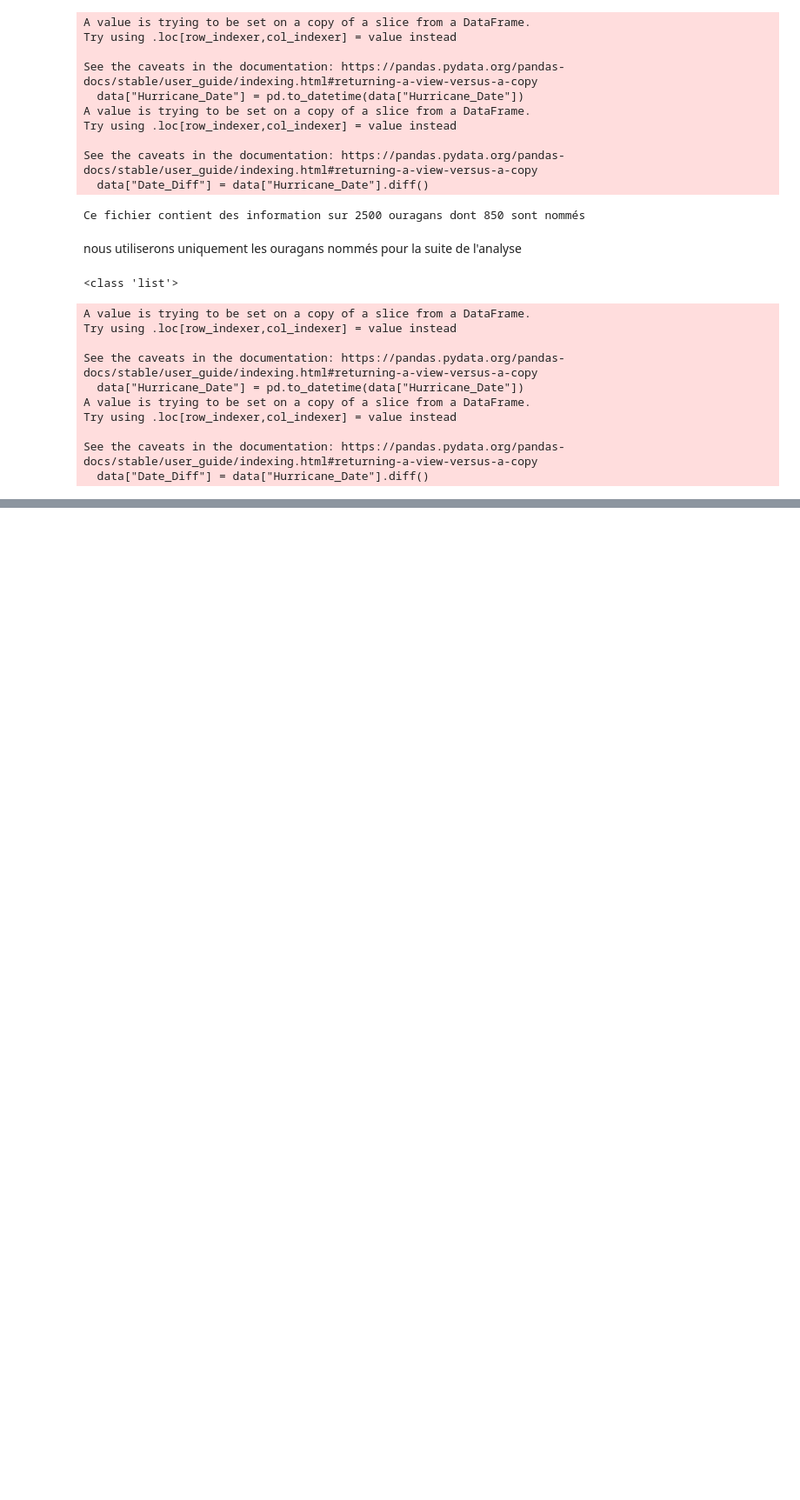
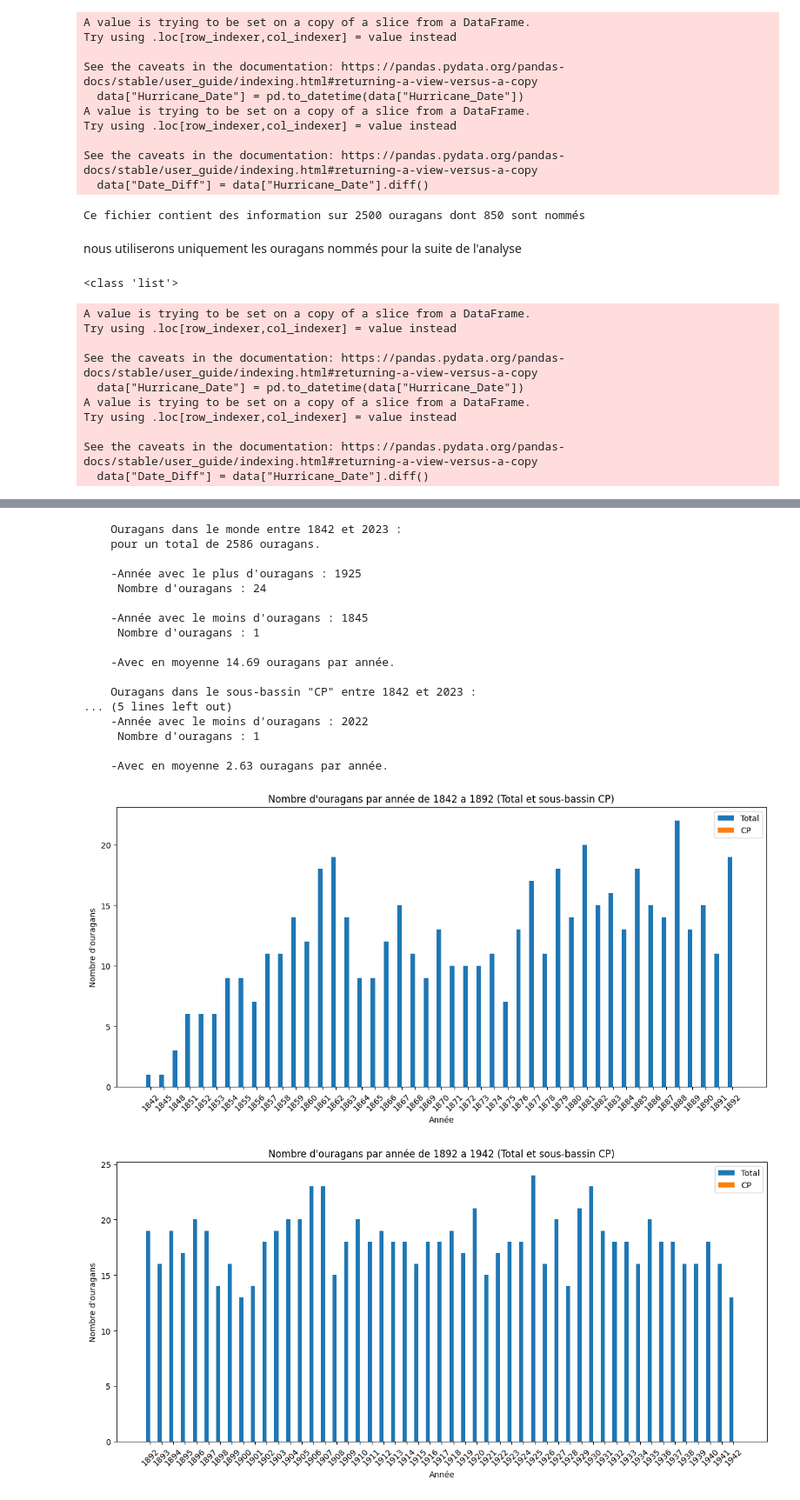
Before and after one commit to FWICSS/HurricaneProject, a Jupyter notebook: Expose.ipynb, the cells around one changed output, grey strips where cells are left out. Shown at 87% size. Drawn from its saved outputs; the diff is of its cells as text; code cells hidden in the pictures; blank space fills up the shorter version.

```diff
--- a/Expose.ipynb
+++ b/Expose.ipynb
@@ -129,0 +95,22 @@ plt.show()
+# %%
+getNumberHurricaneByYear(all_data)
+# %% [output]
+    Ouragans dans le monde entre 1842 et 2023 :
+    pour un total de 2586 ouragans.
+
+    -Année avec le plus d'ouragans : 1925
+     Nombre d'ouragans : 24
+
+    -Année avec le moins d'ouragans : 1845
+     Nombre d'ouragans : 1
+
+    -Avec en moyenne 14.69 ouragans par année.
+
+    Ouragans dans le sous-bassin "CP" entre 1842 et 2023 :
+... (5 lines left out)
+    -Année avec le moins d'ouragans : 2022
+     Nombre d'ouragans : 1
+
+    -Avec en moyenne 2.63 ouragans par année.
+[figure, added]
+[figure, added]
```
Also changed, not shown: parts of 4 cells of this notebook, 2 other files.
